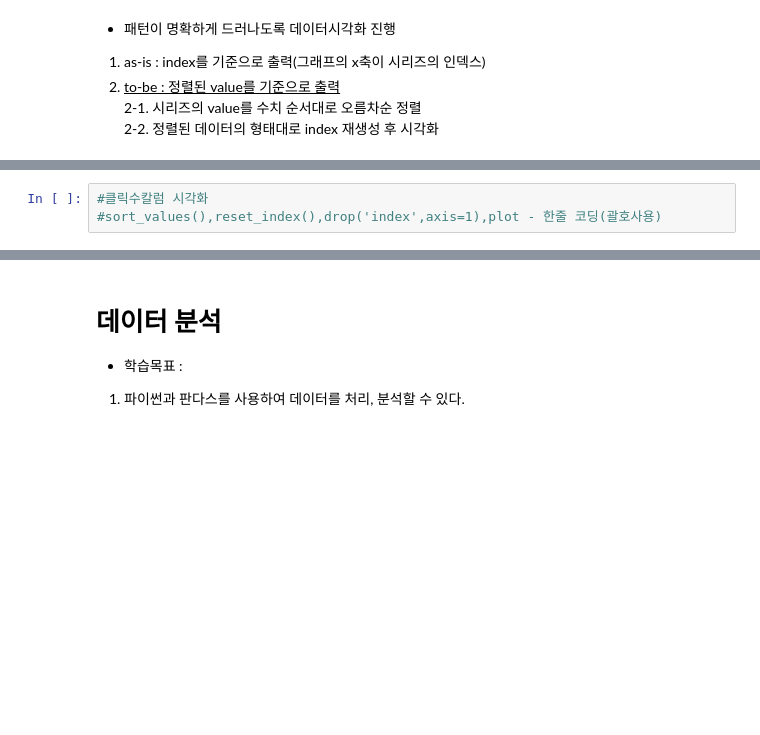
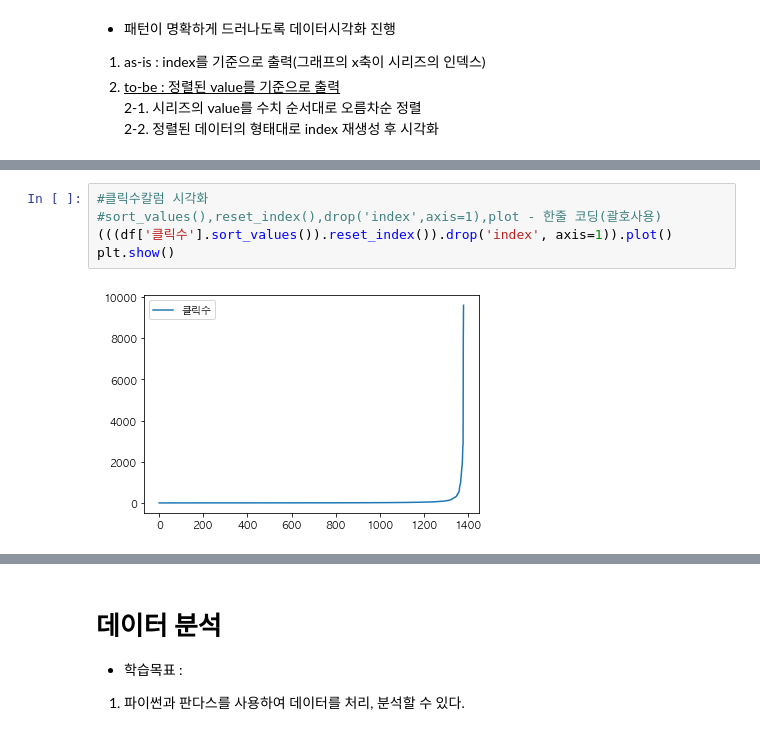
Before and after one commit to dch9610/Single_Project, a Jupyter notebook: 마케팅 데이터 분석/03.검색광고 데이터 분석.ipynb, the cells around one changed output, grey strips where cells are left out. Cells and saved outputs as stored; diff of their text form; blank space fills up the shorter version.

```diff
--- a/마케팅 데이터 분석/03.검색광고 데이터 분석.ipynb
+++ b/마케팅 데이터 분석/03.검색광고 데이터 분석.ipynb
@@ -467,6 +617,10 @@ plt.show()
 # %%
 #클릭수칼럼 시각화
 #sort_values(),reset_index(),drop('index',axis=1),plot - 한줄 코딩(괄호사용)
+(((df['클릭수'].sort_values()).reset_index()).drop('index', axis=1)).plot()
+plt.show()
+# %% [output]
+[figure, added]
 # %%
 #총비용칼럼 시각화
 #위 코드에서 칼럼명만 변경
```
Also changed, not shown: parts of 59 cells of this notebook.
